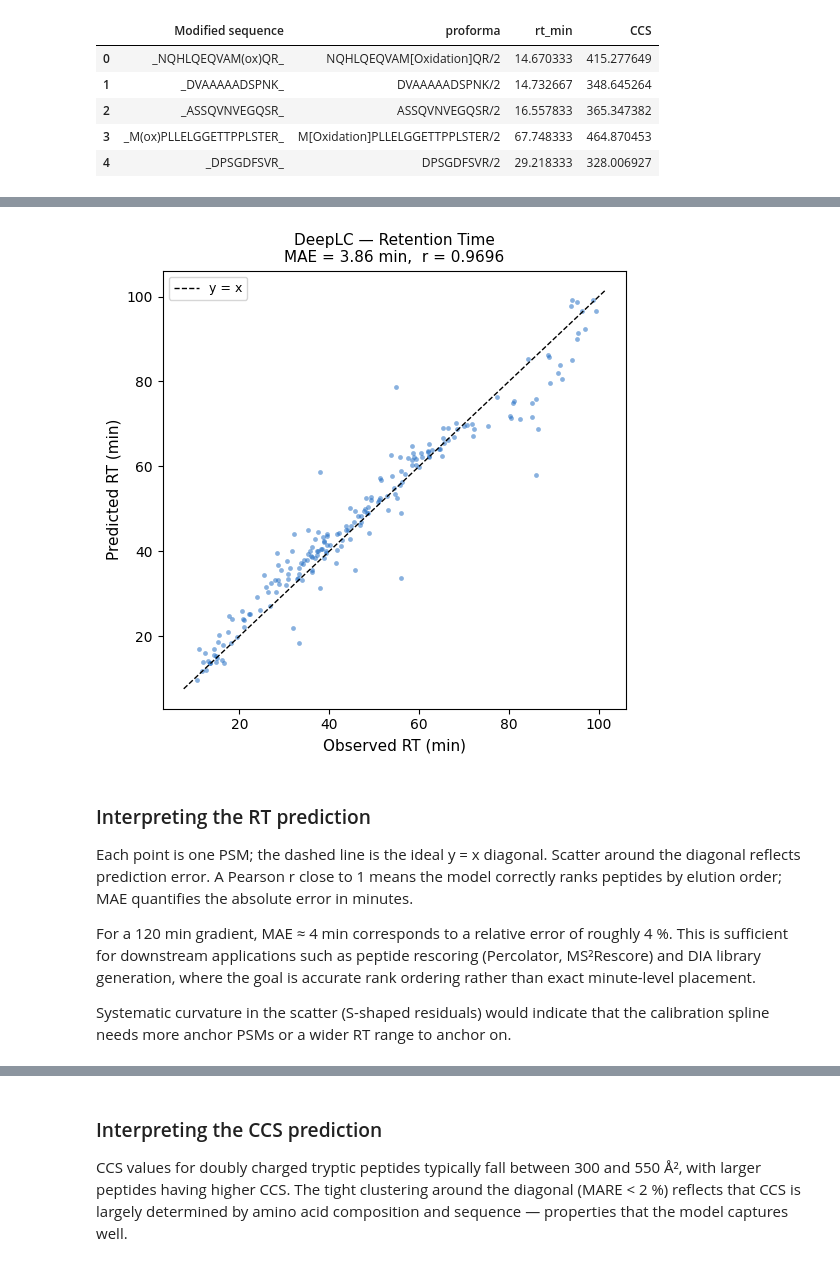
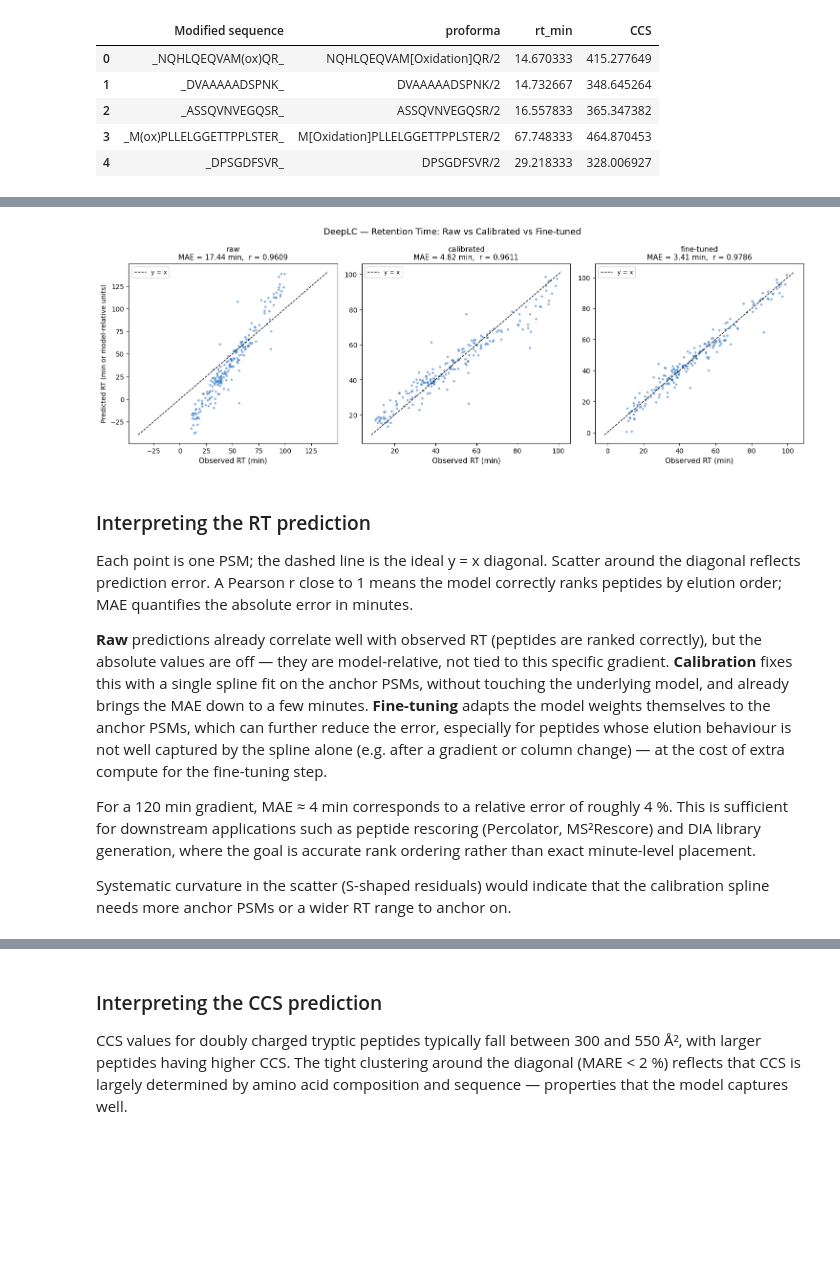
Before and after one commit to CompOmics/compomics.com, a Jupyter notebook: tutorials/notebooks/peptide-predictor.ipynb, the cells around one changed output, grey strips where cells are left out. Drawn from its saved outputs; the diff is of its cells as text; code cells hidden in the pictures; blank space fills up the shorter version.

```diff
--- a/tutorials/notebooks/peptide-predictor.ipynb
+++ b/tutorials/notebooks/peptide-predictor.ipynb
@@ -203,16 +321,12 @@ log₂-transformed intensities, which we convert back with `2 ** intensity`.
 # %%
-psm_list = PSMList(
+obs_psm_list = PSMList(
     psm_list=[
-        PSM(
-            peptidoform=row["proforma"],
-            spectrum_id=str(i),
-            retention_time=row["rt_min"],
-        )
-        for i, row in sample.iterrows()
+        PSM(peptidoform=row["proforma"], spectrum_id=str(i))
+        for i, row in obs_psms.iterrows()
     ]
 )
 
-results = list(predict_batch(psm_list, model="HCD2021"))
+results = list(predict_batch(obs_psm_list, model="timsTOF"))
 print(f"MS2PIP: {len(results)} peptides predicted")
 
 ms2pip_rows = []
@@ -325,27 +460,39 @@ DeepLC   MAE = 3.86 min  |  Pearson r = 0.9696
 # %%
-fig, ax = plt.subplots(figsize=(5.5, 5.5))
+fig, axes = plt.subplots(1, 3, figsize=(15, 5.2))
 
-ax.scatter(obs_rt, pred_rt, alpha=0.5, s=12, color="#1565C0", linewidths=0)
-lo = min(obs_rt.min(), pred_rt.min()) - 2
-hi = max(obs_rt.max(), pred_rt.max()) + 2
-ax.plot([lo, hi], [lo, hi], "k--", linewidth=1, label="y = x")
-ax.set_xlabel("Observed RT (min)", fontsize=11)
-ax.set_ylabel("Predicted RT (min)", fontsize=11)
-ax.set_title(
-    f"DeepLC — Retention Time\nMAE = {mae_rt:.2f} min,  r = {r_rt:.4f}",
-    fontsize=11,
-)
-ax.legend(fontsize=9)
+for ax, (label, res) in zip(axes, deeplc_results.items()):
+    pred_rt = res["pred_rt"]
+    lo = min(obs_rt.min(), pred_rt.min()) - 2
+    hi = max(obs_rt.max(), pred_rt.max()) + 2
+    ax.scatter(obs_rt, pred_rt, alpha=0.5, s=12, color="#1565C0", linewidths=0)
+    ax.plot([lo, hi], [lo, hi], "k--", linewidth=1, label="y = x")
+    ax.set_xlabel("Observed RT (min)", fontsize=11)
+    ax.set_title(
+        f"{label}\nMAE = {res['mae']:.2f} min,  r = {res['r']:.4f}", fontsize=11
+    )
+    ax.legend(fontsize=9)
+
+axes[0].set_ylabel("Predicted RT (min or model-relative units)", fontsize=10)
+fig.suptitle("DeepLC — Retention Time: Raw vs Calibrated vs Fine-tuned", fontsize=13)
 plt.tight_layout()
 plt.show()
 # %% [output]
-[figure, old version]
+[figure, new version]
 # %% [markdown]
 ### Interpreting the RT prediction
 
 Each point is one PSM; the dashed line is the ideal y = x diagonal. Scatter around
 the diagonal reflects prediction error. A Pearson r close to 1 means the model
 correctly ranks peptides by elution order; MAE quantifies the absolute error in minutes.
+
+**Raw** predictions already correlate well with observed RT (peptides are ranked
+correctly), but the absolute values are off — they are model-relative, not tied to
+this specific gradient. **Calibration** fixes this with a single spline fit on the
+anchor PSMs, without touching the underlying model, and already brings the MAE down to
+a few minutes. **Fine-tuning** adapts the model weights themselves to the anchor PSMs,
+which can further reduce the error, especially for peptides whose elution behaviour is
+not well captured by the spline alone (e.g. after a gradient or column change) — at the
+cost of extra compute for the fine-tuning step.
 
 For a 120 min gradient, MAE ≈ 4 min corresponds to a relative error of roughly 4 %.
 This is sufficient for downstream applications such as peptide rescoring (Percolator,
```
Also changed, not shown: parts of 21 cells of this notebook, 3 other files.
